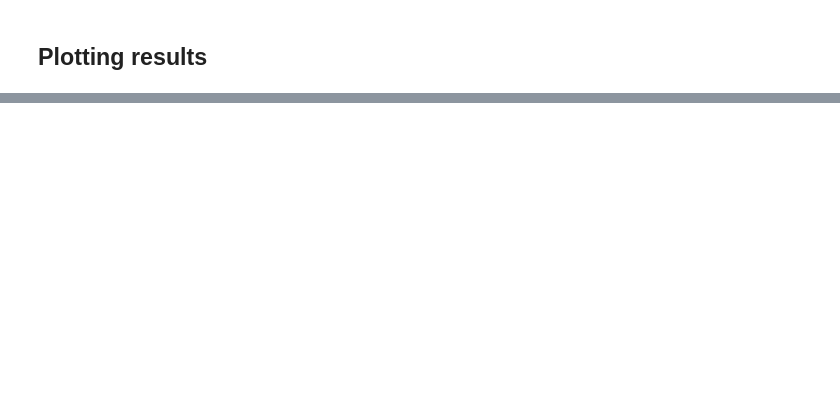
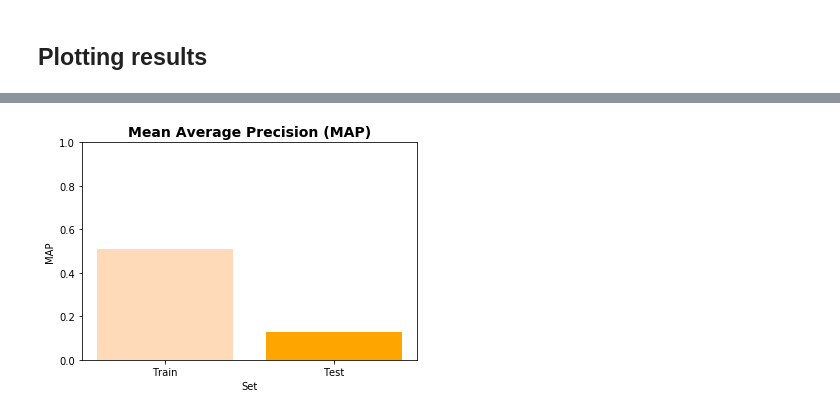
Before and after one commit to LUCIA-RONCHI/Amazon_Gaming_Recommender_System, a Jupyter notebook: Analysis/NMF/NMF.ipynb, the cells around one changed output, grey strips where cells are left out. Saved outputs shown, nothing was run; the diff lists cells and outputs as text; code cells hidden in the pictures; blank space fills up the shorter version.

```diff
--- a/Analysis/NMF/NMF.ipynb
+++ b/Analysis/NMF/NMF.ipynb
@@ -361,0 +391,25 @@ plt.show()
+# %%
+# Calculate accuracy @ 1
+test_df["accuracy_at_1"] = 0
+for index, row in test_df.iterrows():
+    test_df.loc[index, "accuracy_at_1"] = len(set(row["top_1_recommended"]).intersection(set(row["valid_recommendations"][:1])))/1
+
+# Calculate accuracy @ 3
+test_df["accuracy_at_3"] = 0
+for index, row in test_df.iterrows():
+    test_df.loc[index, "accuracy_at_3"] = len(set(row["top_3_recommended"]).intersection(set(row["valid_recommendations"][:3])))/3
+
+# Calculate accuracy @ 5
+test_df["accuracy_at_5"] = 0
+for index, row in test_df.iterrows():
+    test_df.loc[index, "accuracy_at_5"] = len(set(row["top_5_recommended"]).intersection(set(row["valid_recommendations"][:5])))/5
+
+# Calculate accuracy @ 10
+test_df["accuracy_at_10"] = 0
+for index, row in test_df.iterrows():
+    test_df.loc[index, "accuracy_at_10"] = len(set(row["top_10_recommended"]).intersection(set(row["valid_recommendations"][:10])))/10
+
+# Calculate accuracy @ 15
+test_df["accuracy_at_15"] = 0
+for index, row in test_df.iterrows():
+    test_df.loc[index, "accuracy_at_15"] = len(set(row["top_15_recommended"]).intersection(set(row["valid_recommendations"][:15])))/15
@@ -361,0 +429,6 @@ plt.show()
+# %%
+MAP_test = np.mean([np.mean(test_df["accuracy_at_1"]),
+                     np.mean(test_df["accuracy_at_3"]),
+                     np.mean(test_df["accuracy_at_5"]),
+                     np.mean(test_df["accuracy_at_10"]),
+                     np.mean(test_df["accuracy_at_15"])])
@@ -361,0 +492,16 @@ plt.show()
+# %%
+# Plot MAP
+plt.bar(x = 1, height = MAP_train, color = "peachpuff", label = "Train")
+plt.bar(x = 2, height = MAP_test, color = "orange", label = "Test")
+
+# Titles and axis labels
+plt.title("Mean Average Precision (MAP)", fontweight = "bold", fontsize = 14)
+plt.xlabel("Set")
+plt.ylabel("MAP")
+plt.ylim((0, 1))
+plt.xticks(ticks = [1, 2], labels = ["Train", "Test"])
+
+# Show plot
+plt.show()
+# %% [output]
+[figure, added]
```
Also changed, not shown: parts of 23 cells of this notebook, 1 other file.
